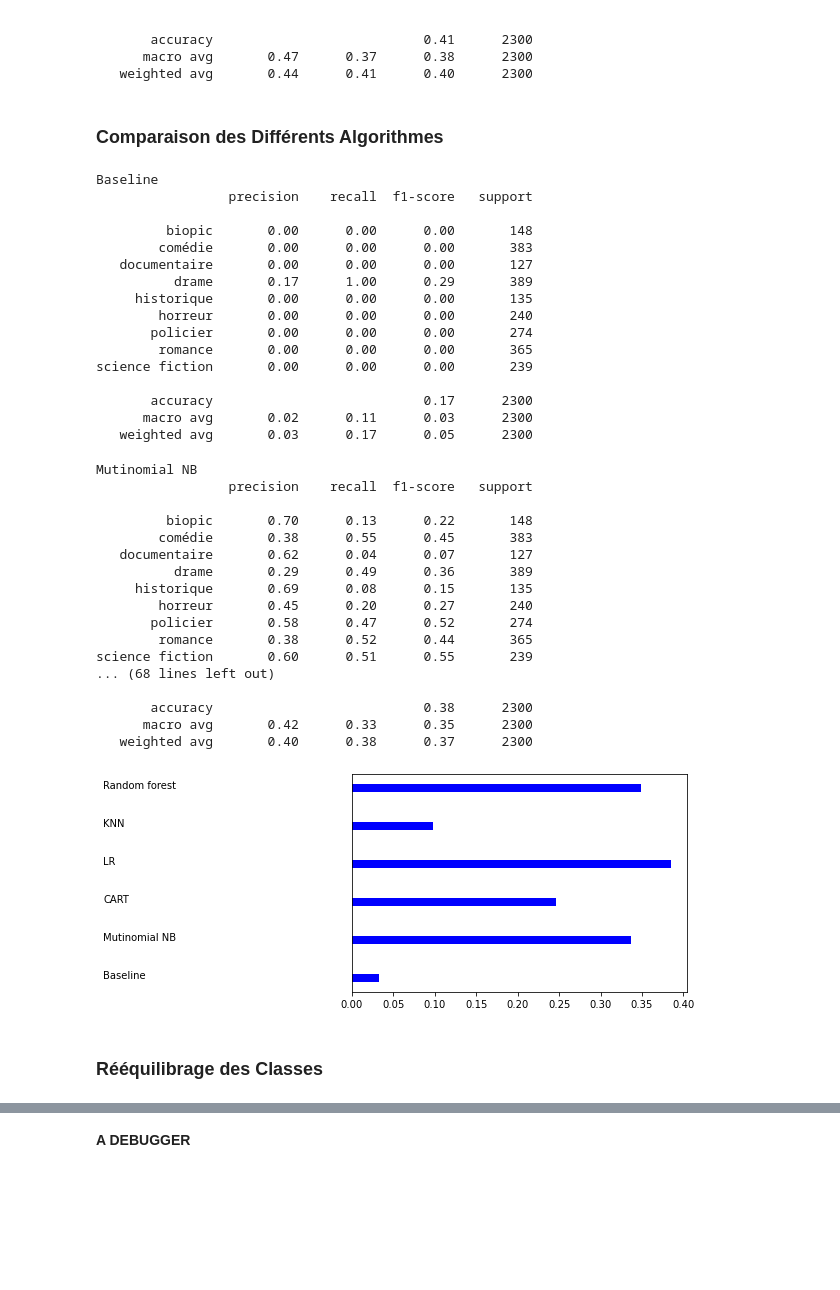
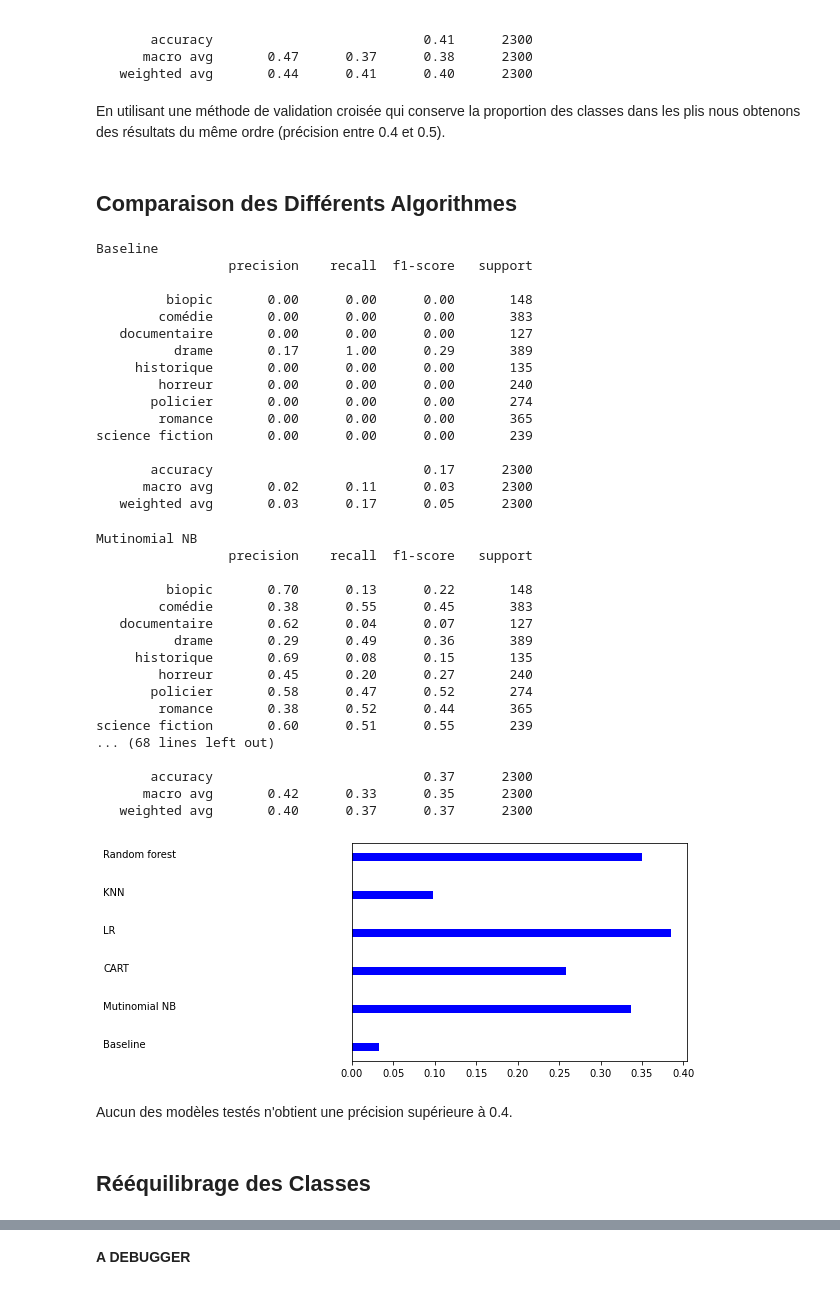
Before and after one commit to FABallemand/ProjetTAL, a Jupyter notebook: partie_1/Basic_Methods.ipynb, the cells around one changed output, grey strips where cells are left out. Cells and saved outputs as stored; diff of their text form; code cells hidden in the pictures; blank space fills up the shorter version.

```diff
--- a/partie_1/Basic_Methods.ipynb
+++ b/partie_1/Basic_Methods.ipynb
@@ -37,17 +35,17 @@ from sklearn.feature_extraction.text import TfidfVectorizer
 def transform_into_token_list(synopsis):
     return synopsis.split(" ")
 
-nltk_stopwords_synopsis = list(fr_stop) + list(string.punctuation)
-nltk_stopwords_titre = list(fr_stop) + list(en_stop) + list(string.punctuation)
+synopsis_stopwords = list(fr_stop) + list(string.punctuation)
+title_stopwords = list(fr_stop) + list(en_stop) + list(string.punctuation)
 
 
 titre_vectorizer = TfidfVectorizer(tokenizer=transform_into_token_list,
-                                  lowercase=True,
-                                  stop_words=nltk_stopwords_titre,
-                                  min_df=0.01)
+                                   lowercase=True,
+                                   stop_words=title_stopwords,
+                                   min_df=0.01)
 
 # Objet TfidfVectorizer
 synopsis_vectorizer = TfidfVectorizer(tokenizer=transform_into_token_list,
                                       lowercase=True,
-                                      stop_words=nltk_stopwords_synopsis,
+                                      stop_words=synopsis_stopwords,
                                       min_df=0.01)
@@ -300,8 +325,10 @@ science fiction       0.60      0.54      0.57       239
        accuracy                           0.41      2300
       macro avg       0.47      0.37      0.38      2300
    weighted avg       0.44      0.41      0.40      2300
+# %% [markdown]
+En utilisant une méthode de validation croisée qui conserve la proportion des classes dans les plis nous obtenons des résultats du même ordre (précision entre 0.4 et 0.5).
 # %% [markdown]
-### Comparaison des Différents Algorithmes
+## Comparaison des Différents Algorithmes
 # %%
 from sklearn.ensemble import RandomForestClassifier
 from sklearn.dummy import DummyClassifier
@@ -310,6 +337,7 @@ from sklearn.naive_bayes import MultinomialNB
 from sklearn.neighbors import KNeighborsClassifier
 from sklearn.metrics import f1_score
 
+# Liste des modèles testés
 models = [
     ('Baseline', DummyClassifier(strategy='most_frequent')),
     ('Mutinomial NB', MultinomialNB()),
@@ -332,9 +360,7 @@ for name, model in models:
     # Création de la pipeline pour le modèle
     model_pipeline = make_pipeline(column_trans, model)
     # Validation croisée
-    y_pred = model_selection.cross_val_predict(model_pipeline,
-                                               X_train, y_train.values.flatten(),
-                                               cv=kfold)
+    y_pred = model_selection.cross_val_predict(model_pipeline, X_train, y_train.values.flatten(), cv=kfold)
     print(name)
     print(classification_report(y_train, y_pred))
     f1 = f1_score(y_train, y_pred, average='macro')
@@ -353,36 +379,38 @@ Baseline
                  precision    recall  f1-score   support
 
          biopic       0.00      0.00      0.00       148
         comédie       0.00      0.00      0.00       383
    documentaire       0.00      0.00      0.00       127
           drame       0.17      1.00      0.29       389
      historique       0.00      0.00      0.00       135
         horreur       0.00      0.00      0.00       240
        policier       0.00      0.00      0.00       274
         romance       0.00      0.00      0.00       365
 science fiction       0.00      0.00      0.00       239
 
        accuracy                           0.17      2300
       macro avg       0.02      0.11      0.03      2300
    weighted avg       0.03      0.17      0.05      2300
 Mutinomial NB
                  precision    recall  f1-score   support
 
          biopic       0.70      0.13      0.22       148
         comédie       0.38      0.55      0.45       383
    documentaire       0.62      0.04      0.07       127
           drame       0.29      0.49      0.36       389
      historique       0.69      0.08      0.15       135
         horreur       0.45      0.20      0.27       240
        policier       0.58      0.47      0.52       274
         romance       0.38      0.52      0.44       365
 science fiction       0.60      0.51      0.55       239
 ... (68 lines left out)
 
-       accuracy                           0.38      2300
+       accuracy                           0.37      2300
       macro avg       0.42      0.33      0.35      2300
-   weighted avg       0.40      0.38      0.37      2300
+   weighted avg       0.40      0.37      0.37      2300
-[figure, old version]
+[figure, new version]
+# %% [markdown]
+Aucun des modèles testés n'obtient une précision supérieure à 0.4.
 # %% [markdown]
-### Rééquilibrage des Classes
+## Rééquilibrage des Classes
 # %% [markdown]
```
Also changed, not shown: parts of 17 cells of this notebook, 3 other files.
